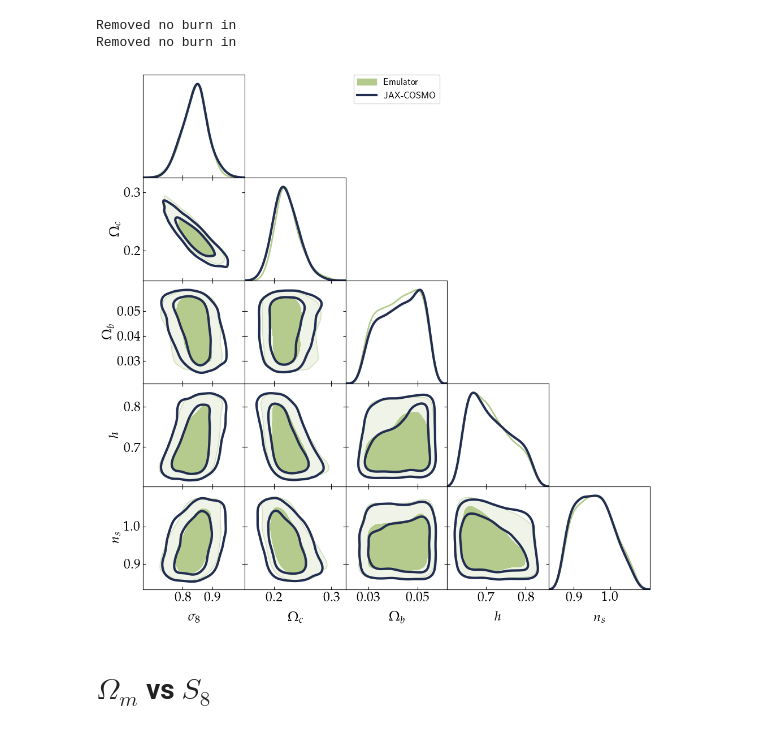
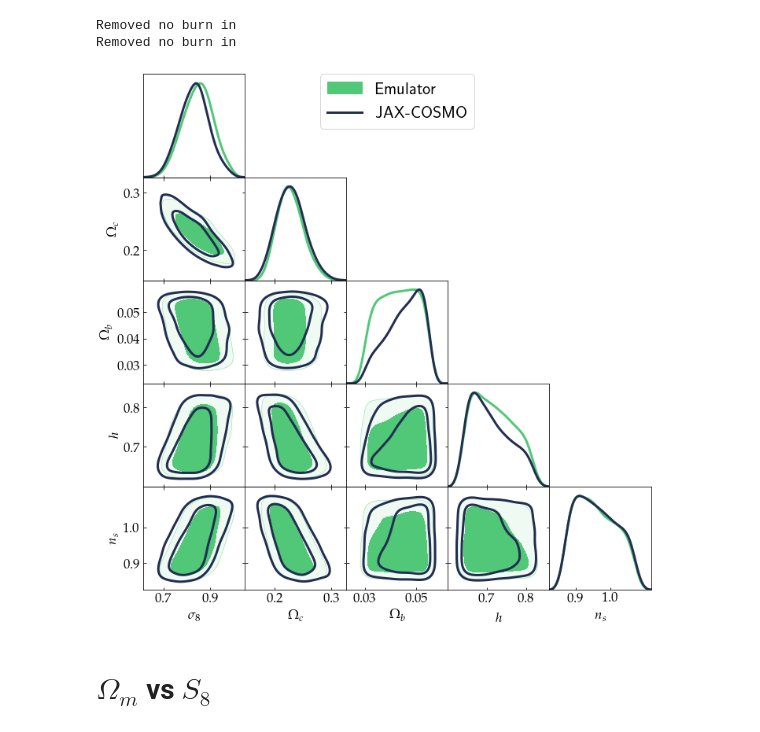
Before and after one commit to Harry45/DESEMU, a Jupyter notebook: notebooks/triangle_plot.ipynb, the cells around one changed output. Saved outputs shown, nothing was run; the diff lists cells and outputs as text; code cells hidden in the pictures.

```diff
--- a/notebooks/triangle_plot.ipynb
+++ b/notebooks/triangle_plot.ipynb
@@ -4,6 +4,7 @@ import pickle
 import numpy as np
 import matplotlib.pylab as plt
 from getdist import plots, MCSamples
+from typing import Any
 
 plt.rc('text', usetex=True)
 plt.rc('font',**{'family':'sans-serif','serif':['Palatino']})
@@ -11,8 +12,12 @@ figSize  = (12, 8)
 fontSize = 15
 
 settings={'mult_bias_correction_order':0,'smooth_scale_2D':0.3, 'smooth_scale_1D':0.3}
+color1 = '#50C878' #'#B5CA8D'
+color3 = '#222E50'
+alpha = 0.5
+palefactor = 0.9
+linewidth = 2
 contours = [0.68,0.95]
-linewidth = 2
 # %%
 def triangle_plot(mcmc_samples, labels, subplot_size = 2, font_size = 18, fname = None):
     ndim = len(labels)
@@ -100,6 +108,0 @@ flat_samples = sampler.get_chain(discard=100, thin=2, flat=True) # sampler.flatc
-# %%
-for i in range(len(labels)):
-    print(i, labels[i])
-    print(np.mean(flat_samples[:,i]), np.std(flat_samples[:,i]))
-    print(min(flat_samples[:,i]), max(flat_samples[:,i]))
-    print('-' * 50)
@@ -129,3 +109,7 @@ plt.show()
 # %%
-samples = flat_samples[:,0:5]
+emulator_samples = pickle_load('samples', 'samples_emcee_emulator')
+jaxcosmo_samples = pickle_load('samples', 'samples_emcee_jaxcosmo')
+
+emu_cosmo_samples = emulator_samples[:,0:5]
+jax_cosmo_samples = jaxcosmo_samples[:,0:5]
 # %%
@@ -194,31 +180,29 @@ names = ["x%s"%i for i in range(ndim)]
 # %%
-samples_1 = MCSamples(samples=flat_samples_1[:,0:5],names = names, labels = labels_cosmo, settings = settings, label = 'Emulator')
-samples_2 = MCSamples(samples=flat_samples_2[:,0:5],names = names, labels = labels_cosmo, settings = settings, label = 'JAX-COSMO')
+ndim = len(labels_cosmo)
+names = ["x%s"%i for i in range(ndim)]
+
+samples_1 = MCSamples(samples=emu_cosmo_samples,names = names, labels = labels_cosmo, settings = settings, label = 'Emulator')
+samples_2 = MCSamples(samples=jax_cosmo_samples,names = names, labels = labels_cosmo, settings = settings, label = 'JAX-COSMO')
 # %% [output]
 Removed no burn in
 Removed no burn in
 # %%
-c1 = '#B5CA8D'
-c3 = '#222E50'
-alpha = 0.7
-contours = np.array([0.68,0.95])
-
 G = plots.getSubplotPlotter(subplot_size=2)
-G.settings.solid_contour_palefactor = 0.8
+G.settings.solid_contour_palefactor = palefactor
 G.settings.alpha_filled_add = alpha
 G.settings.num_plot_contours = 2
-G.settings.lw_contour = 2
+G.settings.lw_contour = 1
 G.settings.axes_fontsize = 20
 G.settings.lab_fontsize = 20
 G.settings.fontsize = 35 # important for padding in x-axis
-G.settings.legend_fontsize = 15
+G.settings.legend_fontsize = 25
 samples_1.updateSettings({'contours': [0.68, 0.95]})
 samples_2.updateSettings({'contours': [0.68, 0.95]})
-G.triangle_plot([samples_1, samples_2], filled = [True,False], contour_colors=[c1, c3], contour_lws=[2,3], contour_ls=['-', '-'])
+G.triangle_plot([samples_1, samples_2], filled = [True,False], contour_colors=[color1, color3], contour_lws=[3,3], contour_ls=['-', '-'])
 # plt.savefig('plots/triangle_plot_comparison.pdf', transparent = False, bbox_inches = 'tight')
 plt.show()
 # %% [output]
-[figure, old version]
+[figure, new version]
 # %% [markdown]
 # $\Omega_{m}$ vs $S_{8}$
 # %%
```
Also changed, not shown: parts of 25 cells of this notebook, 9 other files.
